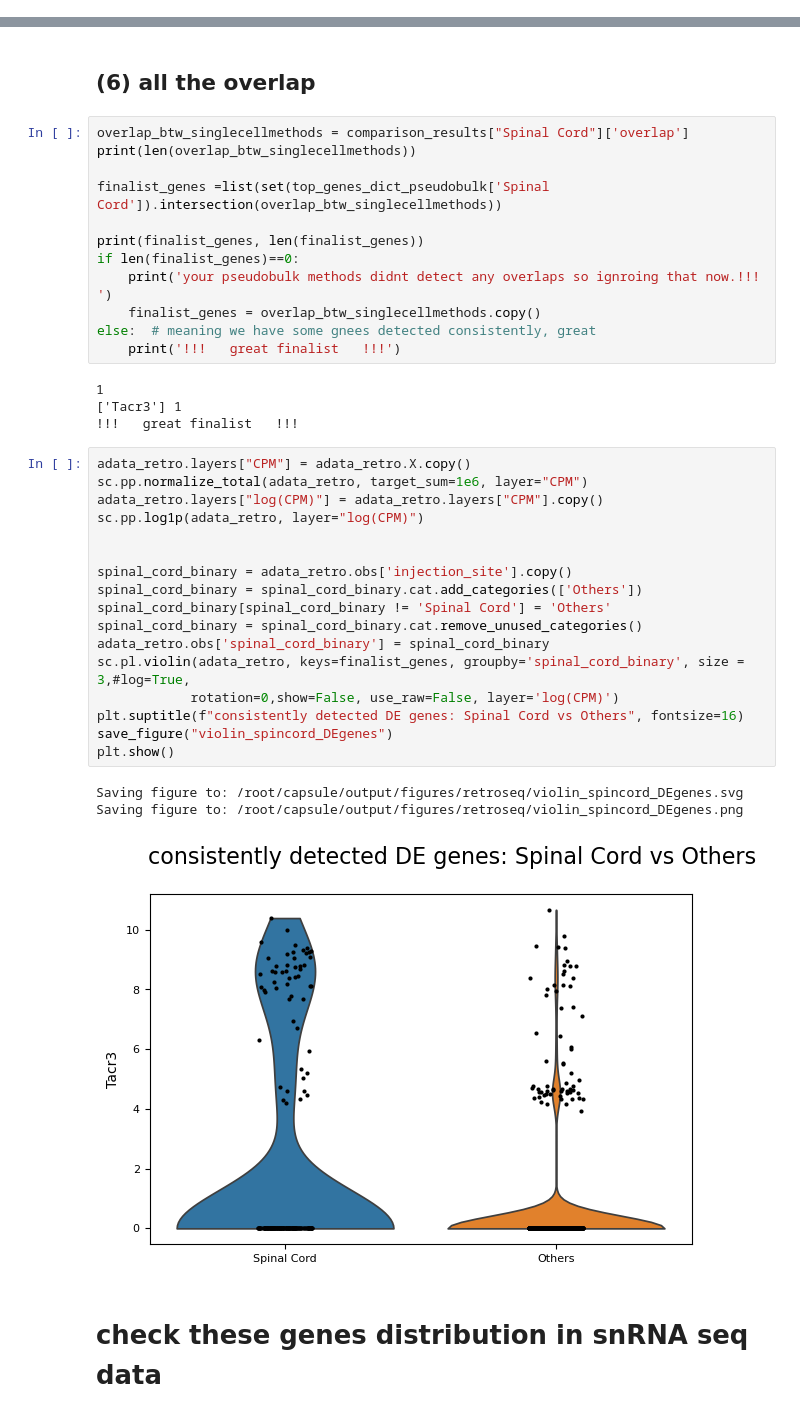
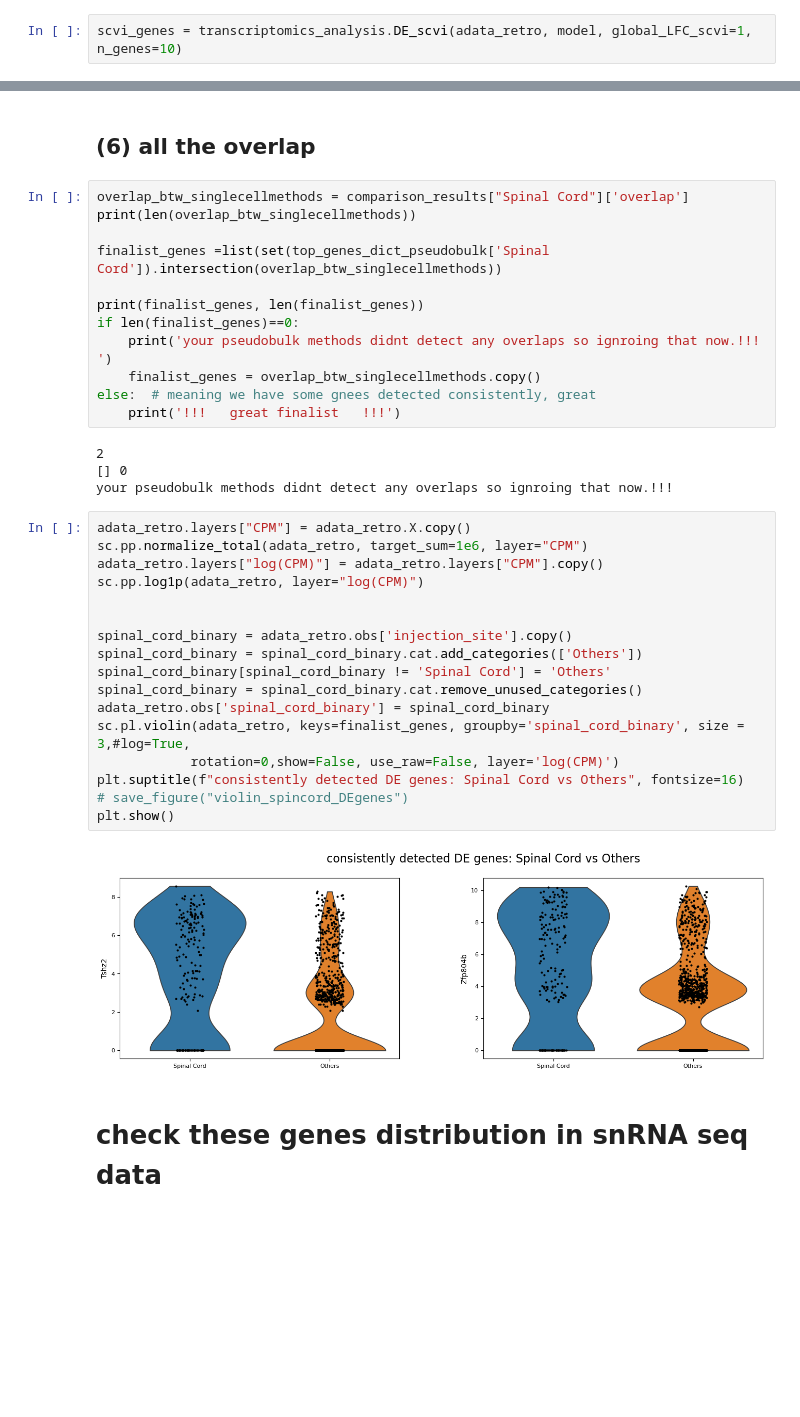
Before and after one commit to ShuonanChen/LCNE_transcriptomics, a Jupyter notebook: notebooks/retroseq/plot_all_retroseq_figs.ipynb, the cells around one changed output, grey strips where cells are left out. Saved outputs shown, nothing was run; the diff lists cells and outputs as text; blank space fills up the shorter version.

```diff
--- a/notebooks/retroseq/plot_all_retroseq_figs.ipynb
+++ b/notebooks/retroseq/plot_all_retroseq_figs.ipynb
@@ -384,0 +334,2 @@ scvi_genes
+# %%
+scvi_genes = transcriptomics_analysis.DE_scvi(adata_retro, model, global_LFC_scvi=1, n_genes=10)
@@ -530,30 +516,28 @@ if len(finalist_genes)==0:
 else:  # meaning we have some gnees detected consistently, great
     print('!!!   great finalist   !!!')
 # %% [output]
-1
-['Tacr3'] 1
-!!!   great finalist   !!!
+2
+[] 0
+your pseudobulk methods didnt detect any overlaps so ignroing that now.!!!
 # %%
 adata_retro.layers["CPM"] = adata_retro.X.copy()
 sc.pp.normalize_total(adata_retro, target_sum=1e6, layer="CPM")
 adata_retro.layers["log(CPM)"] = adata_retro.layers["CPM"].copy()
 sc.pp.log1p(adata_retro, layer="log(CPM)")
 
 
 spinal_cord_binary = adata_retro.obs['injection_site'].copy()
 spinal_cord_binary = spinal_cord_binary.cat.add_categories(['Others'])
 spinal_cord_binary[spinal_cord_binary != 'Spinal Cord'] = 'Others'
 spinal_cord_binary = spinal_cord_binary.cat.remove_unused_categories()
 adata_retro.obs['spinal_cord_binary'] = spinal_cord_binary
 sc.pl.violin(adata_retro, keys=finalist_genes, groupby='spinal_cord_binary', size = 3,#log=True,
             rotation=0,show=False, use_raw=False, layer='log(CPM)')
 plt.suptitle(f"consistently detected DE genes: Spinal Cord vs Others", fontsize=16)
-save_figure("violin_spincord_DEgenes")
+# save_figure("violin_spincord_DEgenes")
 plt.show()
 # %% [output]
-Saving figure to: /root/capsule/output/figures/retroseq/violin_spincord_DEgenes.svg
-Saving figure to: /root/capsule/output/figures/retroseq/violin_spincord_DEgenes.png
-[figure, old version]
+[figure, new version]
 # %% [markdown]
 # check these genes distribution in snRNA seq data
 # %%
```
Also changed, not shown: parts of 29 cells of this notebook, 3 other files.
